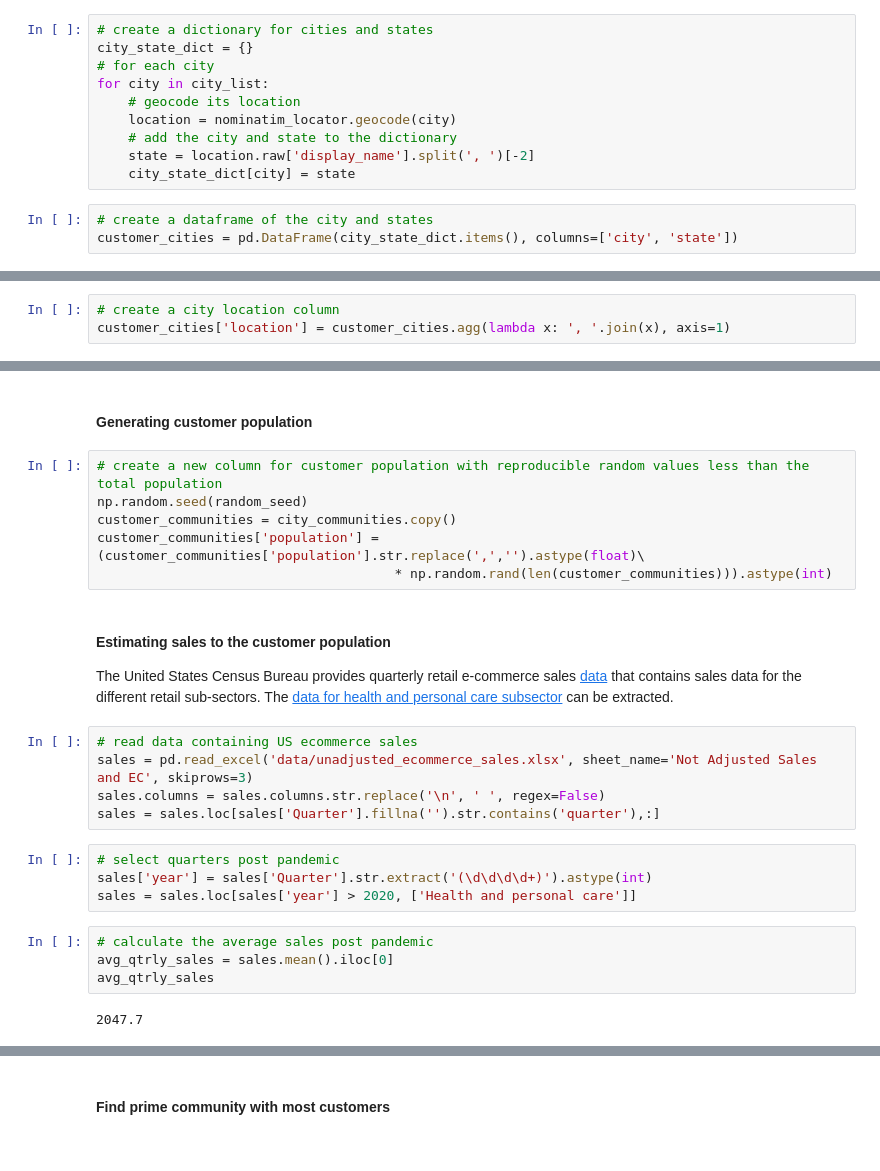
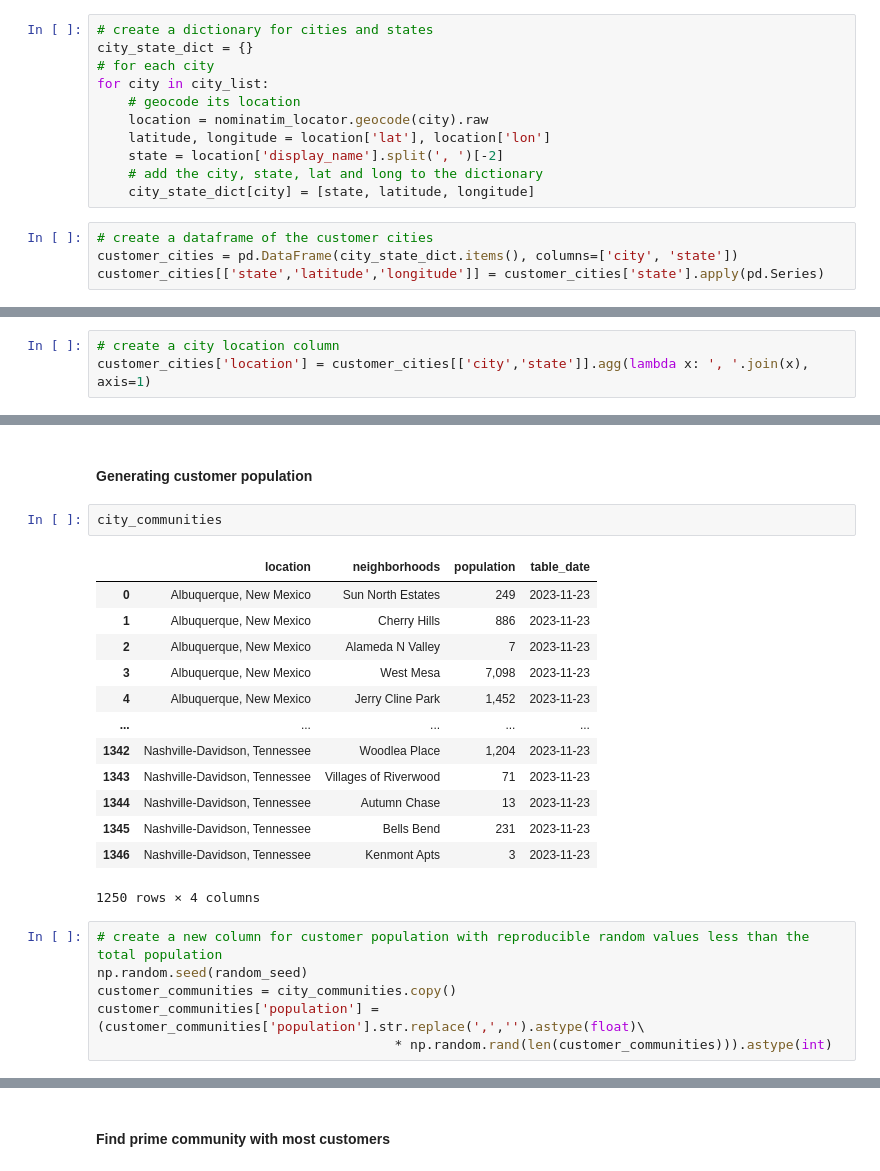
Before and after one commit to ItunuoluwaOlowoye/Portfolio, a Jupyter notebook: projects/Trade Area Modelling/Trade Area Data Mining.ipynb, the cells around one changed output, grey strips where cells are left out. Cells and saved outputs as stored; diff of their text form.

```diff
--- a/projects/Trade Area Modelling/Trade Area Data Mining.ipynb
+++ b/projects/Trade Area Modelling/Trade Area Data Mining.ipynb
@@ -82,12 +82,14 @@ city_state_dict = {}
 # for each city
 for city in city_list:
     # geocode its location
-    location = nominatim_locator.geocode(city)
-    # add the city and state to the dictionary
-    state = location.raw['display_name'].split(', ')[-2]
-    city_state_dict[city] = state
+    location = nominatim_locator.geocode(city).raw
+    latitude, longitude = location['lat'], location['lon']
+    state = location['display_name'].split(', ')[-2]
+    # add the city, state, lat and long to the dictionary
+    city_state_dict[city] = [state, latitude, longitude]
 # %%
-# create a dataframe of the city and states
+# create a dataframe of the customer cities
 customer_cities = pd.DataFrame(city_state_dict.items(), columns=['city', 'state'])
+customer_cities[['state','latitude','longitude']] = customer_cities['state'].apply(pd.Series)
 # %%
 # save customer cities data
@@ -96,7 +98,7 @@ customer_cities.to_csv('data/customer_cities.csv', index=False)
 #### Creating city neighborhoods
 # %%
 # create a city location column
-customer_cities['location'] = customer_cities.agg(lambda x: ', '.join(x), axis=1)
+customer_cities['location'] = customer_cities[['city','state']].agg(lambda x: ', '.join(x), axis=1)
 # %%
 # create a dictionary to store the list of neighborhoods in each city
 city_neighborhoods = {}
@@ -210,27 +212,25 @@ city_communities['table_date'] = datetime.date.today()
 city_communities.to_csv('data/city_communities.csv', index=False)
 # %% [markdown]
 #### Generating customer population
+# %%
+city_communities
+# %% [output]
+|  | location | neighborhoods | population | table_date |
+| 0 | Albuquerque, New Mexico | Sun North Estates | 249 | 2023-11-23 |
+| 1 | Albuquerque, New Mexico | Cherry Hills | 886 | 2023-11-23 |
+| 2 | Albuquerque, New Mexico | Alameda N Valley | 7 | 2023-11-23 |
+| 3 | Albuquerque, New Mexico | West Mesa | 7,098 | 2023-11-23 |
+| 4 | Albuquerque, New Mexico | Jerry Cline Park | 1,452 | 2023-11-23 |
+| ... | ... | ... | ... | ... |
+| 1342 | Nashville-Davidson, Tennessee | Woodlea Place | 1,204 | 2023-11-23 |
+| 1343 | Nashville-Davidson, Tennessee | Villages of Riverwood | 71 | 2023-11-23 |
+| 1344 | Nashville-Davidson, Tennessee | Autumn Chase | 13 | 2023-11-23 |
+| 1345 | Nashville-Davidson, Tennessee | Bells Bend | 231 | 2023-11-23 |
+| 1346 | Nashville-Davidson, Tennessee | Kenmont Apts | 3 | 2023-11-23 |
+1250 rows × 4 columns
 # %%
 # create a new column for customer population with reproducible random values less than the total population
 np.random.seed(random_seed)
 customer_communities = city_communities.copy()
 customer_communities['population'] = (customer_communities['population'].str.replace(',','').astype(float)\
                                       * np.random.rand(len(customer_communities))).astype(int)
-# %% [markdown]
-#### Estimating sales to the customer population
-The United States Census Bureau provides quarterly retail e-commerce sales [data](https://www.census.gov/retail/ecommerce.html) that contains sales data for the different retail sub-sectors. The [data for health and personal care subsector](https://view.officeapps.live.com/op/view.aspx?src=https%3A%2F%2Fwww.census.gov%2Fretail%2Fmrts%2Fwww%2Fdata%2Fexcel%2Fsupptsnotadjustedsales.xlsx&wdOrigin=BROWSELINK) can be extracted.
-# %%
-# read data containing US ecommerce sales
-sales = pd.read_excel('data/unadjusted_ecommerce_sales.xlsx', sheet_name='Not Adjusted Sales and EC', skiprows=3)
-sales.columns = sales.columns.str.replace('\n', ' ', regex=False)
-sales = sales.loc[sales['Quarter'].fillna('').str.contains('quarter'),:]
-# %%
-# select quarters post pandemic
-sales['year'] = sales['Quarter'].str.extract('(\d\d\d\d+)').astype(int)
-sales = sales.loc[sales['year'] > 2020, ['Health and personal care']]
-# %%
-# calculate the average sales post pandemic
-avg_qtrly_sales = sales.mean().iloc[0]
-avg_qtrly_sales
-# %% [output]
-2047.7
```
Also changed, not shown: parts of 15 cells of this notebook, 27 other files.
